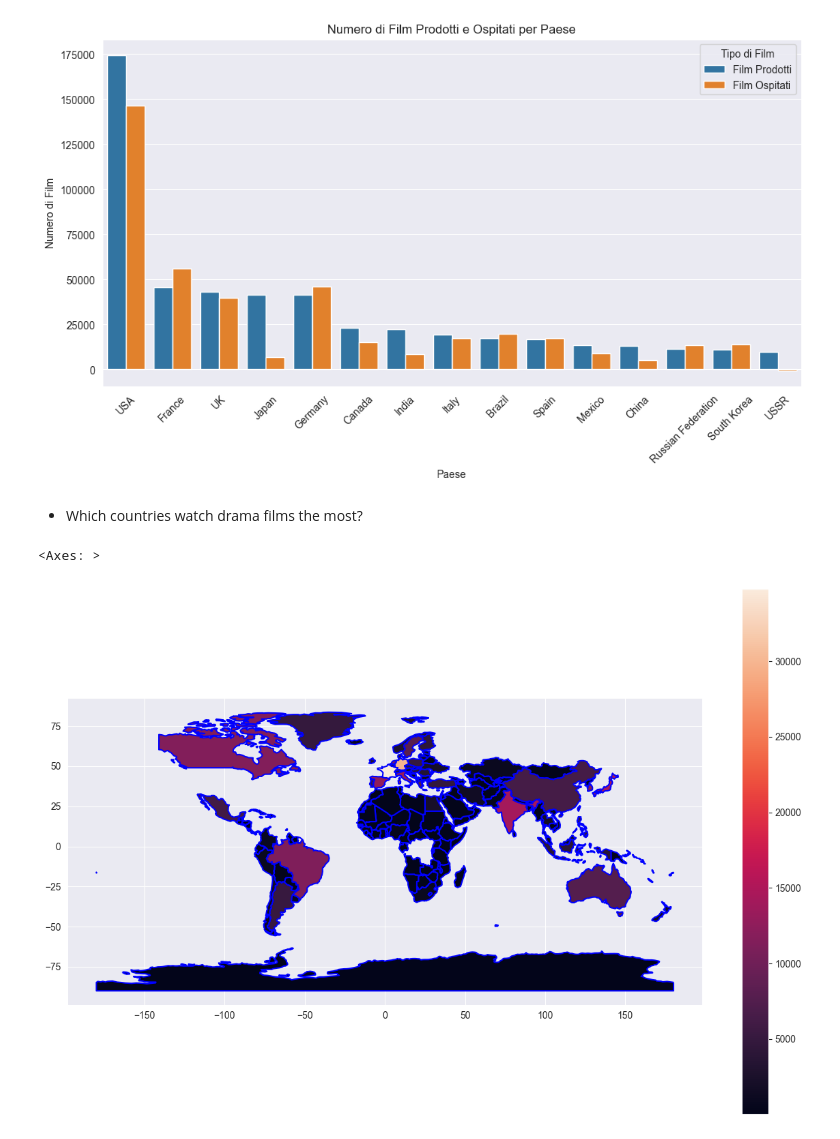
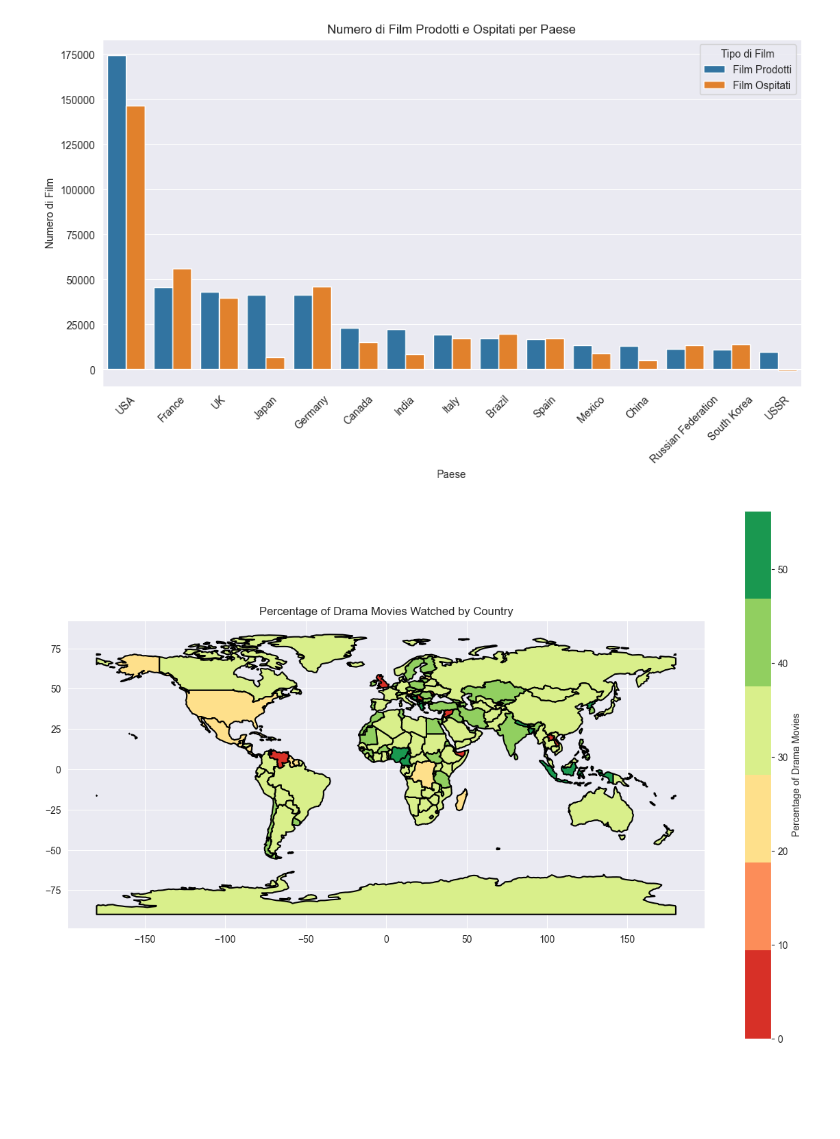
Before and after one commit to LudwingKun/IUM_TWEB_Bissal_Lombardozzi, a Jupyter notebook: MainDirectory/DataAnalisis_IUM/notebook/sample.ipynb, the cells around one changed output. Saved outputs shown, nothing was run; the diff lists cells and outputs as text; code cells hidden in the pictures; blank space fills up the shorter version.

```diff
--- a/MainDirectory/DataAnalisis_IUM/notebook/sample.ipynb
+++ b/MainDirectory/DataAnalisis_IUM/notebook/sample.ipynb
@@ -95,33 +109,59 @@ plt.legend(title='Tipo di Film')
 plt.show()
 # %% [output]
 [figure]
-# %% [markdown]
-* Which countries watch drama films the most?
 # %%
+
 drama_movies = df_genres[df_genres['genre'] == 'Drama']
 
-drama_movies = drama_movies.merge(df_releases, on='id', how='inner')
 
-drama_movies_per_country = drama_movies['country'].value_counts().reset_index(name='drama_movies_count')
+df_releases['country'] = df_releases['country'].replace({
+    'US': 'United States of America',
+    'USA': 'United States of America',
+    'United States': 'United States of America',
+    'Uk': 'United Kingdom',
+    'Russian Federation': 'Russia',
+    'Congo': 'Republic of the Congo',
+    'Democratic Republic of Congo': 'Democratic Republic of the Congo',
+})
 
 df_countries['country'] = df_countries['country'].replace({
     'US': 'United States of America',
     'USA': 'United States of America',
     'United States': 'United States of America',
     'Uk': 'United Kingdom',
     'Russian Federation': 'Russia',
     'Congo': 'Republic of the Congo',
     'Democratic Republic of Congo': 'Democratic Republic of the Congo',
+})
 
-})
+total_movies_per_country = df_releases['country'].value_counts().reset_index(name='total_movies_count')
+
+drama_movies_per_country = df_releases.merge(drama_movies, on='id', how='inner')
+drama_movies_per_country = drama_movies_per_country['country'].value_counts().reset_index(name='drama_movies_count')
+
+
+combined = pd.merge(drama_movies_per_country, total_movies_per_country, on='country', how='inner')
+combined.columns = ['country', 'drama_movies_count', 'total_movies_count']
+
+# Calculate the percentage of drama movies
+combined['drama_percentage'] = (combined['drama_movies_count'] / combined['total_movies_count']) * 100
+
 
 world = gpd.read_file('https://naturalearth.s3.amazonaws.com/110m_cultural/ne_110m_admin_0_countries.zip')
 
-world_data_gdf = world.merge(drama_movies_per_country, how='left', left_on='SOVEREIGNT', right_on='country')
 
-world_data_gdf['country'] = world_data_gdf['country'].fillna('Unknown')
+world_data_gdf = world.merge(combined, how='left', left_on='SOVEREIGNT', right_on='country')
 
-world_data_gdf.plot(figsize=(15, 10), edgecolor='blue', linewidth=1.5, column='drama_movies_count', legend=True)
+
+world_data_gdf['drama_percentage'] = world_data_gdf['drama_percentage'].fillna(0)
+
+colors = ['#d73027', '#fc8d59', '#fee08b', '#d9ef8b', '#91cf60', '#1a9850']
+cmap = ListedColormap(colors)
+
+
+world_data_gdf.plot(figsize=(15, 10), edgecolor='black', linewidth=1.5, column='drama_percentage', legend=True,
+                   cmap=cmap,  legend_kwds={'label': "Percentage of Drama Movies"})
+plt.title('Percentage of Drama Movies Watched by Country')
+plt.show()
 # %% [output]
-<Axes: >
-[figure, old version]
+[figure, new version]
```
Also changed, not shown: parts of 3 cells of this notebook, 2 other files.
